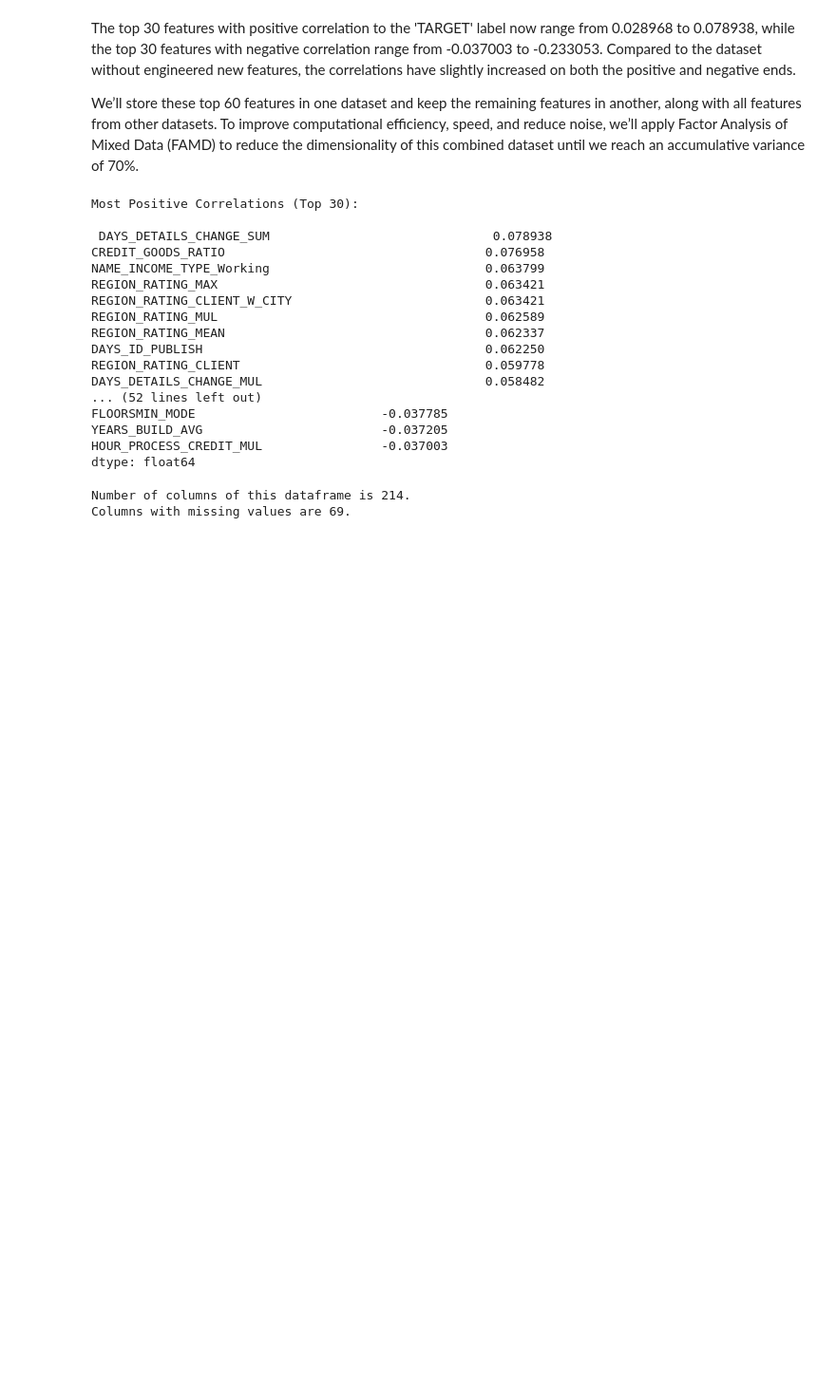
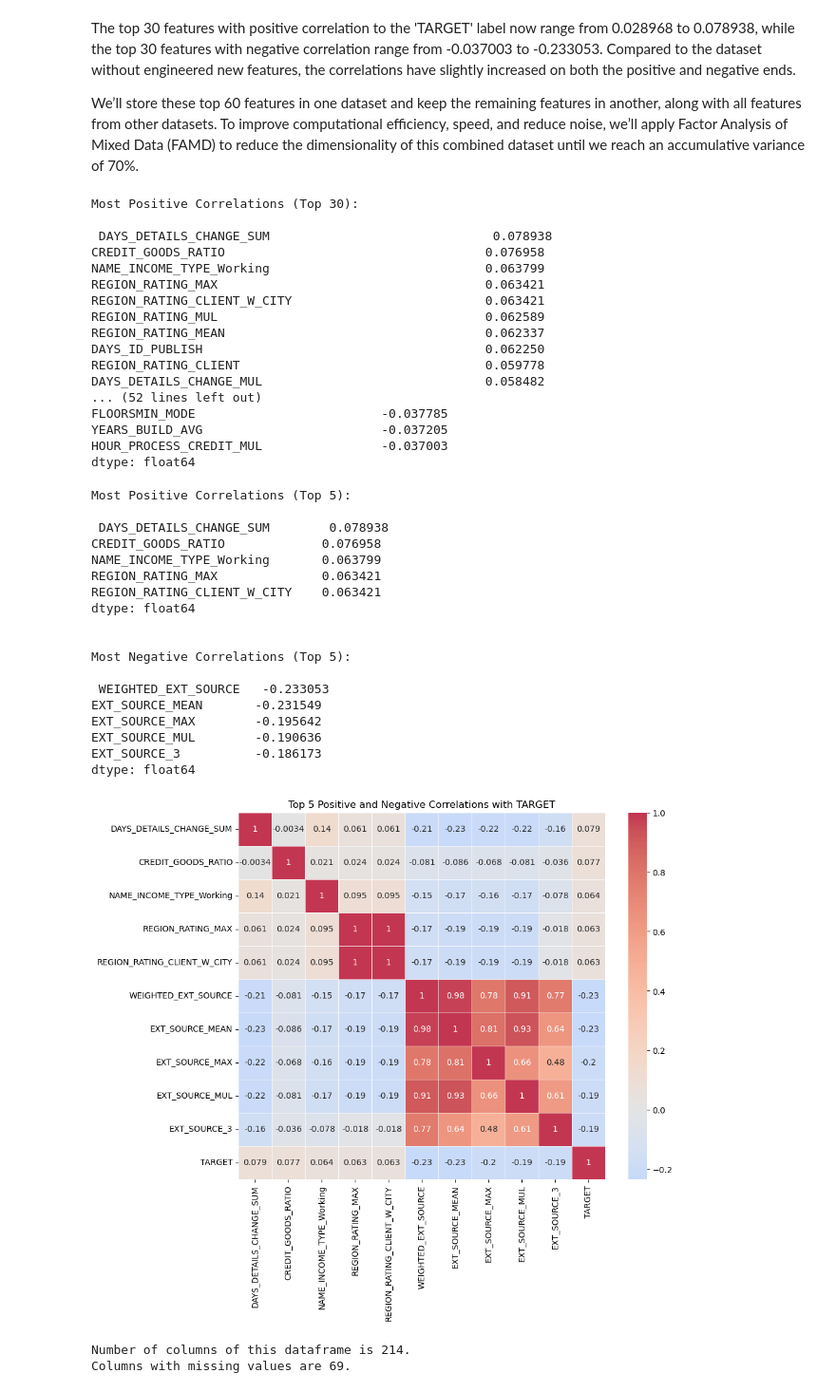
Before and after one commit to Sambath82/Home-Credit-Default-Risk, a Jupyter notebook: Notebook/3_2_Cleaning_ApplicationData.ipynb, the cells around one changed output. Shown at 95% size. Saved outputs shown, nothing was run; the diff lists cells and outputs as text; code cells hidden in the pictures; blank space fills up the shorter version.

```diff
--- a/Notebook/3_2_Cleaning_ApplicationData.ipynb
+++ b/Notebook/3_2_Cleaning_ApplicationData.ipynb
@@ -245,9 +246,9 @@ The top 30 features with positive correlation to the 'TARGET' label now range fr
 
 We’ll store these top 60 features in one dataset and keep the remaining features in another, along with all features from other datasets. To improve computational efficiency, speed, and reduce noise, we’ll apply Factor Analysis of Mixed Data (FAMD) to reduce the dimensionality of this combined dataset until we reach an accumulative variance of 70%.
 # %%
-target = app_sample['TARGET']
+target = df2['TARGET']
 df2 = df2.drop(columns = 'TARGET')
-top15_corr_column_names = get_top_correlations(df2, target,top_n=30)
+top30_corr_column_names = get_top_correlations(df2, target,top_n=30)
 # %% [output]
 Most Positive Correlations (Top 30):
 
@@ -266,5 +267,27 @@ FLOORSMIN_MODE                         -0.037785
 YEARS_BUILD_AVG                        -0.037205
 HOUR_PROCESS_CREDIT_MUL                -0.037003
 dtype: float64
+# %%
+plot_top_correlation_heatmap(df2, target, top_n=5)
+# %% [output]
+Most Positive Correlations (Top 5):
+
+ DAYS_DETAILS_CHANGE_SUM        0.078938
+CREDIT_GOODS_RATIO             0.076958
+NAME_INCOME_TYPE_Working       0.063799
+REGION_RATING_MAX              0.063421
+REGION_RATING_CLIENT_W_CITY    0.063421
+dtype: float64
+
+
+Most Negative Correlations (Top 5):
+
+ WEIGHTED_EXT_SOURCE   -0.233053
+EXT_SOURCE_MEAN       -0.231549
+EXT_SOURCE_MAX        -0.195642
+EXT_SOURCE_MUL        -0.190636
+EXT_SOURCE_3          -0.186173
+dtype: float64
+[figure, added]
 # %%
 # data to predict the model
```
Also changed, not shown: parts of 2 cells of this notebook, 2 other files.
